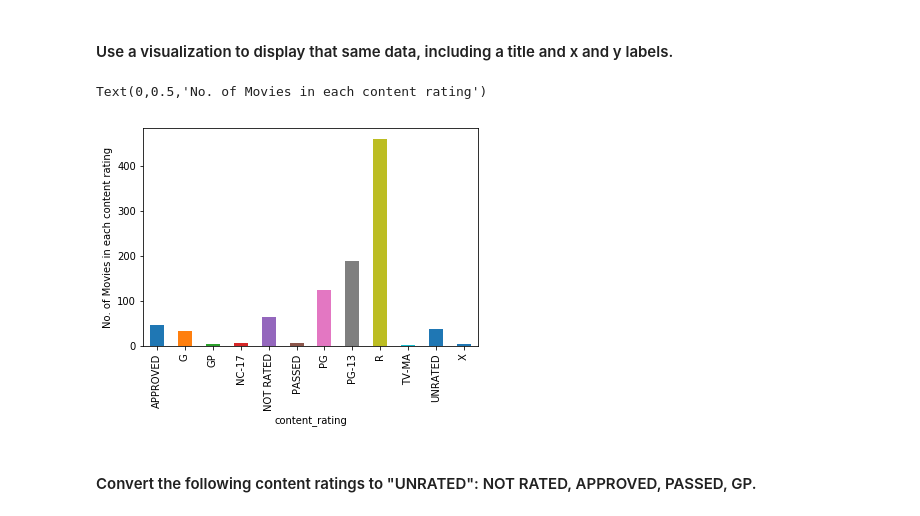
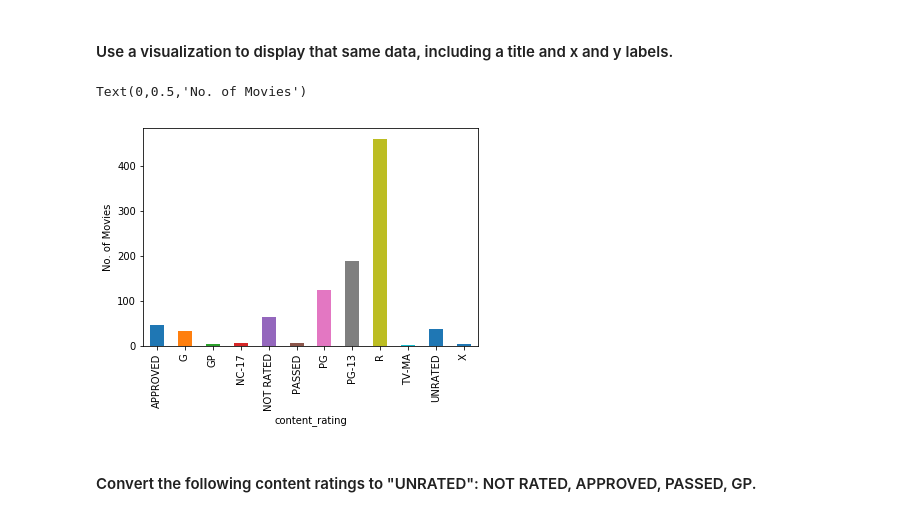
Before and after one commit to chiadaozhe/GA_Projects, a Jupyter notebook: Project 2/imdb.ipynb, the cells around one changed output. Drawn from its saved outputs; the diff is of its cells as text; code cells hidden in the pictures.

```diff
--- a/Project 2/imdb.ipynb
+++ b/Project 2/imdb.ipynb
@@ -129,10 +123,10 @@ Name: title, dtype: int64
 # %%
 # Answer:
 content.plot.bar()
-plt.ylabel('No. of Movies in each content rating')
+plt.ylabel('No. of Movies')
 # %% [output]
-Text(0,0.5,'No. of Movies in each content rating')
+Text(0,0.5,'No. of Movies')
-[figure, old version]
+[figure, new version]
 # %% [markdown]
 #### Convert the following content ratings to "UNRATED": NOT RATED, APPROVED, PASSED, GP.
 # %%
```
Also changed, not shown: parts of 3 cells of this notebook, 2 other files.
